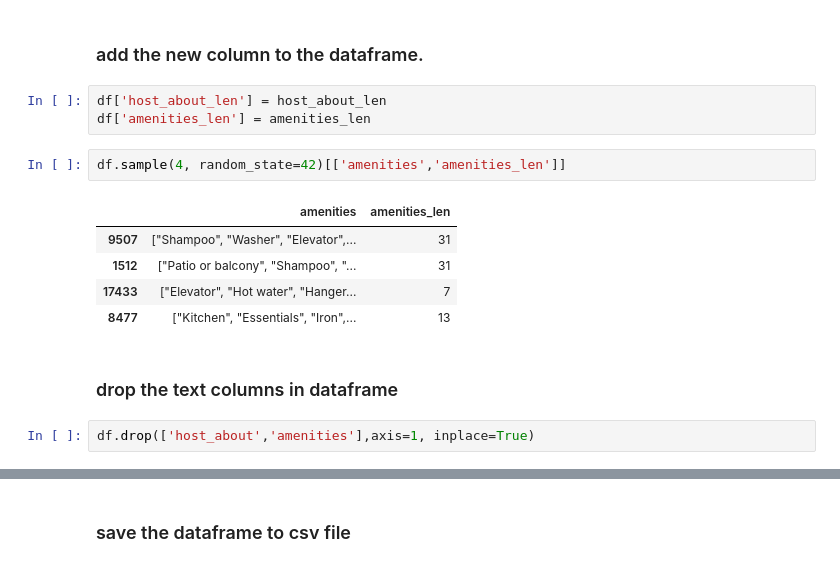
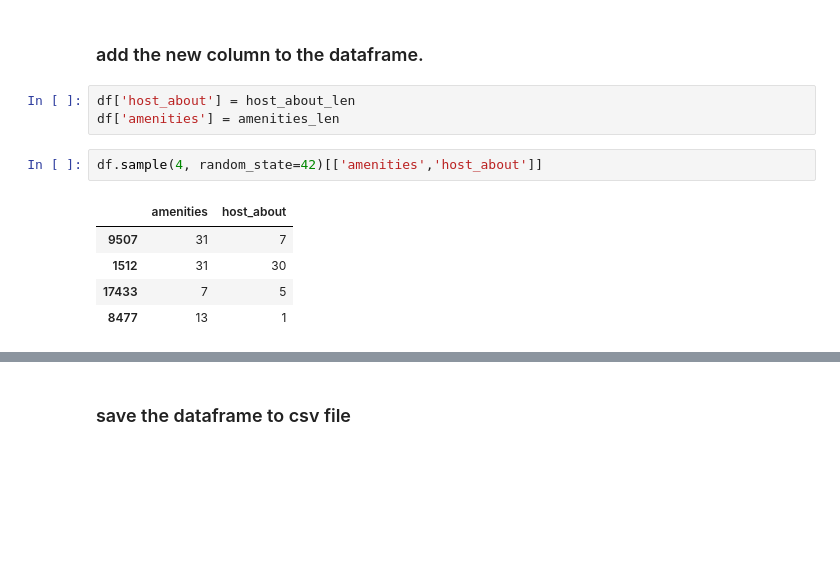
Before and after one commit to Jiawei997/qm, a Jupyter notebook: qm.ipynb, the cells around one changed output, grey strips where cells are left out. Drawn from its saved outputs; the diff is of its cells as text; blank space fills up the shorter version.

```diff
--- a/qm.ipynb
+++ b/qm.ipynb
@@ -102,17 +102,13 @@ print(host_about_list[0])"""
 # %% [markdown]
 ### add the new column to the dataframe.
 # %%
-df['host_about_len'] = host_about_len
-df['amenities_len'] = amenities_len
+df['host_about'] = host_about_len
+df['amenities'] = amenities_len
 # %%
-df.sample(4, random_state=42)[['amenities','amenities_len']]
+df.sample(4, random_state=42)[['amenities','host_about']]
 # %% [output]
-|  | amenities | amenities_len |
-| 9507 | ["Shampoo", "Washer", "Elevator",... | 31 |
-| 1512 | ["Patio or balcony", "Shampoo", "... | 31 |
-| 17433 | ["Elevator", "Hot water", "Hanger... | 7 |
-| 8477 | ["Kitchen", "Essentials", "Iron",... | 13 |
+|  | amenities | host_about |
+| 9507 | 31 | 7 |
+| 1512 | 31 | 30 |
+| 17433 | 7 | 5 |
+| 8477 | 13 | 1 |
-# %% [markdown]
-### drop the text columns in dataframe
-# %%
-df.drop(['host_about','amenities'],axis=1, inplace=True)
```
Also changed, not shown: parts of 31 cells of this notebook, 2 other files.
